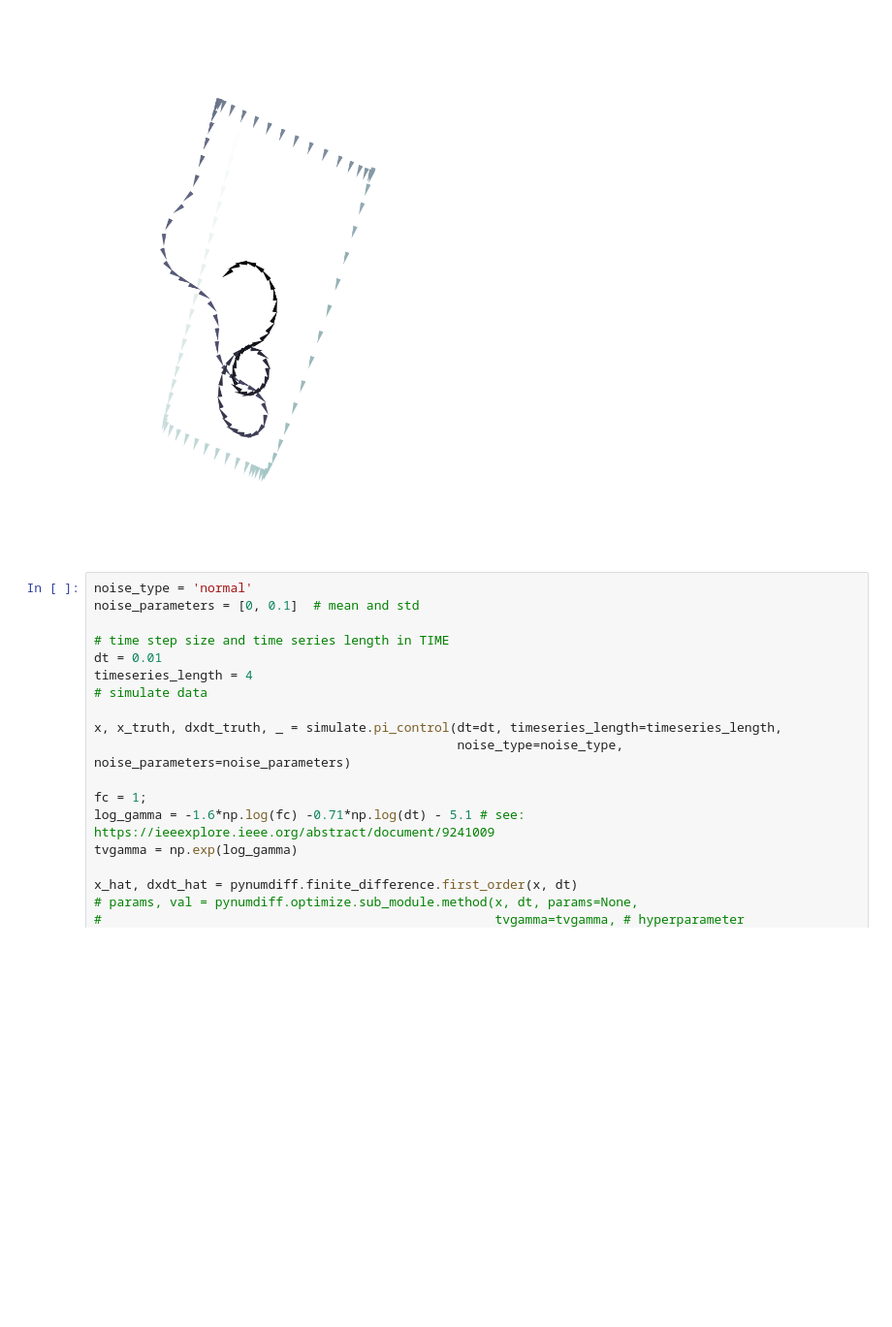
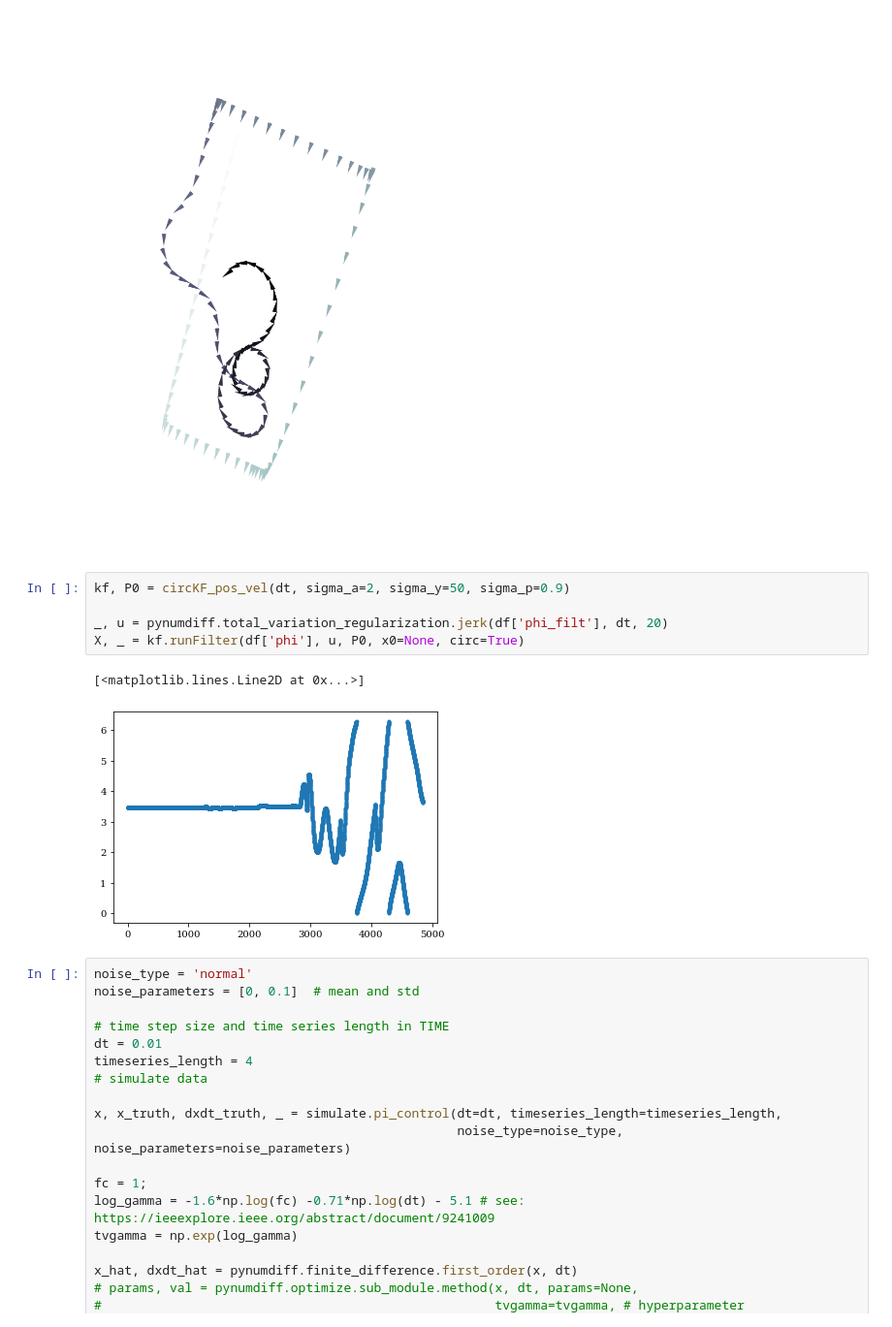
Before and after one commit to BenCellini/wind-sense-analysis, a Jupyter notebook: notebooks/process_data.ipynb, the cells around one changed output. Shown at 97% size. Cells and saved outputs as stored; diff of their text form; blank space fills up the shorter version.

```diff
--- a/notebooks/process_data.ipynb
+++ b/notebooks/process_data.ipynb
@@ -382,6 +445,14 @@ utility.plot_trajec(plotdata, ax=ax,
 plt.show()
 # %% [output]
 [figure]
+# %%
+kf, P0 = circKF_pos_vel(dt, sigma_a=2, sigma_y=50, sigma_p=0.9)
+
+_, u = pynumdiff.total_variation_regularization.jerk(df['phi_filt'], dt, 20)
+X, _ = kf.runFilter(df['phi'], u, P0, x0=None, circ=True)
+# %% [output]
+[<matplotlib.lines.Line2D at 0x...>]
+[figure, added]
 # %%
 noise_type = 'normal'
 noise_parameters = [0, 0.1]  # mean and std
```
Also changed, not shown: parts of 9 cells of this notebook, 4 other files.
